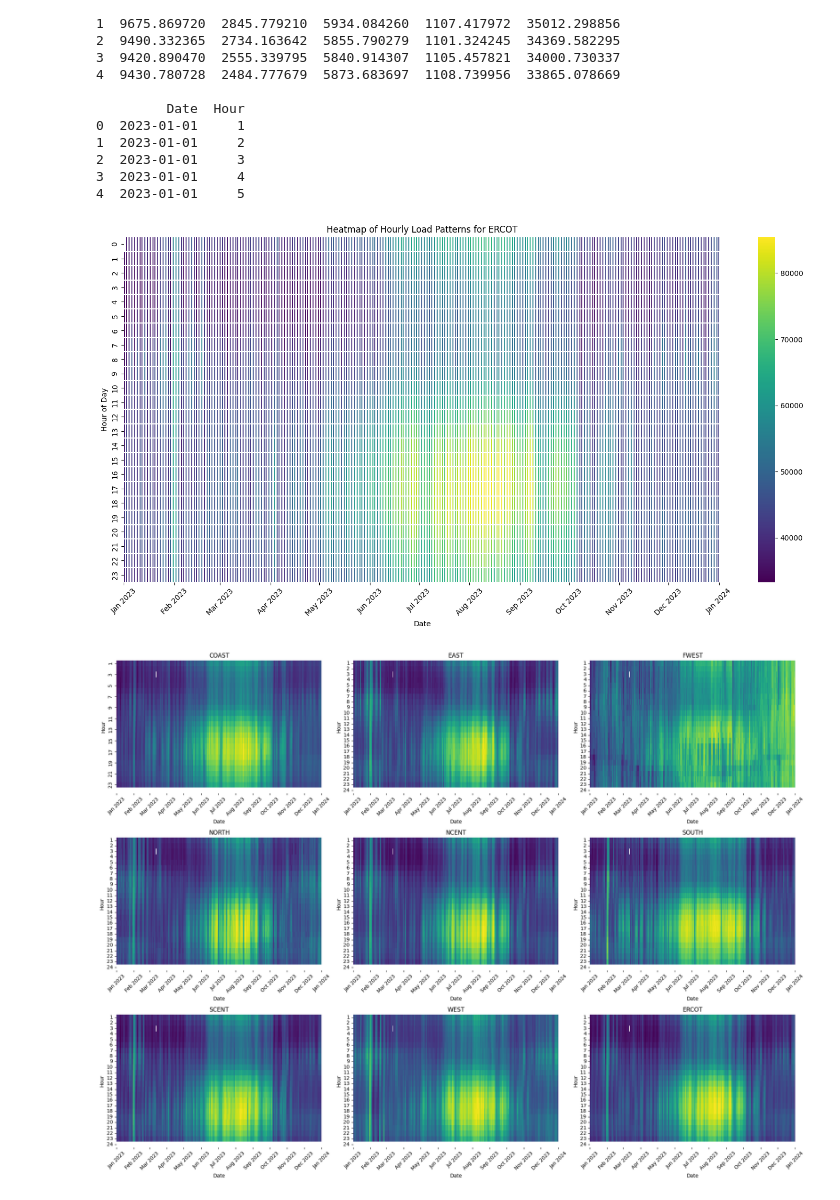
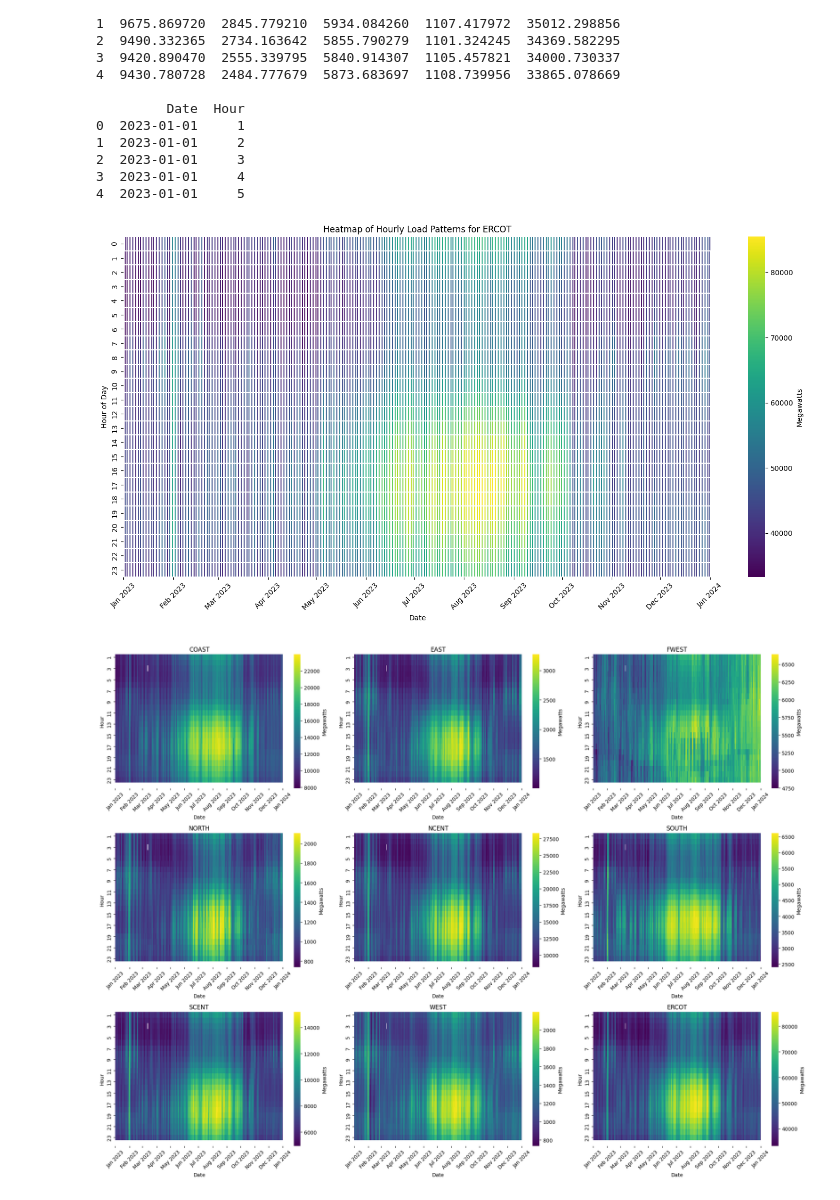
Before and after one commit to AchrafAzzaoui/ERCOT_Price_Prediction_Stat_413_Final_Project, a Jupyter notebook: EDA/Load_EDA.ipynb, the cells around one changed output. Saved outputs shown, nothing was run; the diff lists cells and outputs as text; code cells hidden in the pictures.

Commit message:
Updated Graphs

```diff
--- a/EDA/Load_EDA.ipynb
+++ b/EDA/Load_EDA.ipynb
@@ -61,7 +61,6 @@ print(df.head())
 3  2023-01-01     4
 4  2023-01-01     5
 # %%
-# Proceed to create the pivot table and heatmap
 region = 'ERCOT'
 pivot_df = df.pivot_table(index='Hour', columns='Date', values=region)
 pivot_df = pivot_df.reindex(range(0, 24))  # Adjusted to include hour 0
@@ -78,7 +77,8 @@ month_positions = [0] + [i for i in range(1, len(dates)) if dates[i].month != da
 month_labels = [dates[i].strftime('%b %Y') for i in month_positions]
 
 # Plot the heatmap
-sns.heatmap(pivot_df, cmap='viridis', linecolor='white', linewidths=0.1)
+sns.heatmap(pivot_df, cmap='viridis', linecolor='white', linewidths=0.1,
+            cbar_kws={'label': 'Megawatts'})  # Add color bar label
 plt.title(f'Heatmap of Hourly Load Patterns for {region}')
 plt.xlabel('Date')
 plt.ylabel('Hour of Day')
@@ -89,41 +89,57 @@ plt.xticks(month_positions, month_labels, rotation=45)
 plt.tight_layout()
 plt.show()
 # %% [output]
-[figure, old version]
+[figure, new version]
 # %%
 regions = ['COAST', 'EAST', 'FWEST', 'NORTH', 'NCENT', 'SOUTH', 'SCENT', 'WEST', 'ERCOT']
 
 # Calculate the number of rows and columns for subplots
 num_regions = len(regions)
 cols = 3
 rows = (num_regions // cols) + (num_regions % cols > 0)
 
-# Set the figure size
-plt.figure(figsize=(20, 5 * rows))
+# Set the figure size and create subplots
+fig, axes = plt.subplots(rows, cols, figsize=(20, 5 * rows))
+
+# Flatten axes array for easy indexing
+axes = axes.flatten()
 
 # Loop through each region and create a heatmap
 for i, region in enumerate(regions):
-    plt.subplot(rows, cols, i + 1)
+    ax = axes[i]
     pivot_df = df.pivot_table(index='Hour', columns='Date', values=region)
     pivot_df = pivot_df.reindex(range(1, 25))
 
     # Extract the dates from the pivot table columns
     dates = pd.to_datetime(pivot_df.columns)
 
     # Find positions where the month changes
     month_positions = [0] + [i for i in range(1, len(dates)) if dates[i].month != dates[i - 1].month]
 
     # Create labels for these positions
     month_labels = [dates[i].strftime('%b %Y') for i in month_positions]
 
-    # Plot the heatmap
-    sns.heatmap(pivot_df, cmap='viridis', cbar=False)
-    plt.title(f'{region}')
-    plt.xlabel('Date')
-    plt.ylabel('Hour')
+    # Plot the heatmap with labeled color bar
+    sns.heatmap(
+        pivot_df,
+        cmap='viridis',
+        ax=ax,
+        cbar=True,
+        cbar_kws={'label': 'Megawatts'}
+    )
+    ax.set_title(f'{region}')
+    ax.set_xlabel('Date')
+    ax.set_ylabel('Hour')
 
     # Set the x-axis ticks and labels
-    plt.xticks(month_positions, month_labels, rotation=45)
-    plt.tight_layout()
+    ax.set_xticks(month_positions)
+    ax.set_xticklabels(month_labels, rotation=45)
+
+# Remove any unused axes
+for j in range(i + 1, len(axes)):
+    fig.delaxes(axes[j])
+
+plt.tight_layout()
+plt.show()
 # %% [output]
-[figure, old version]
+[figure, new version]
```
